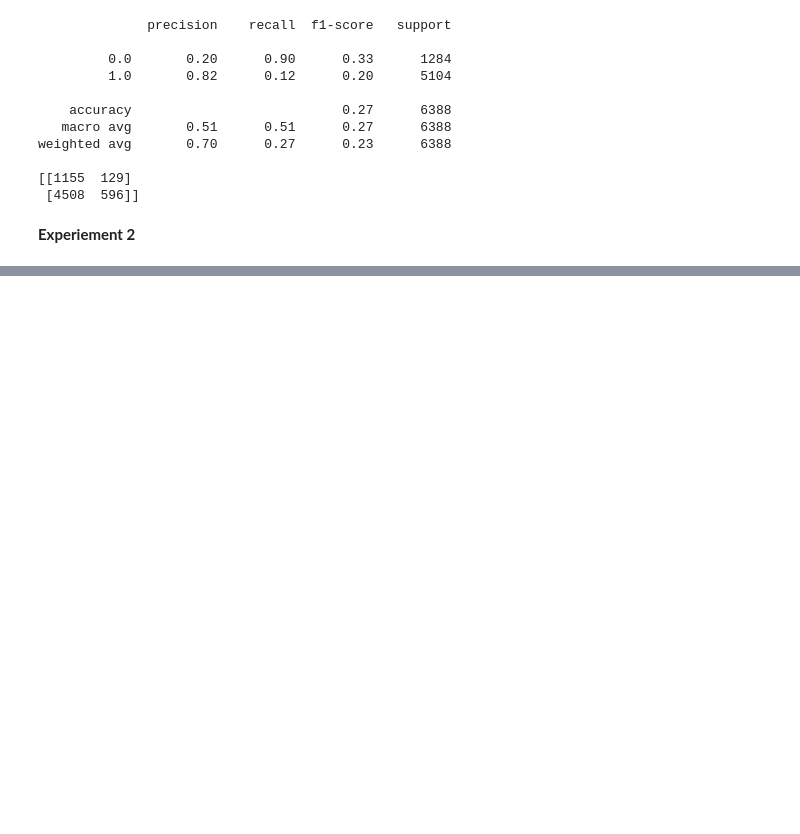
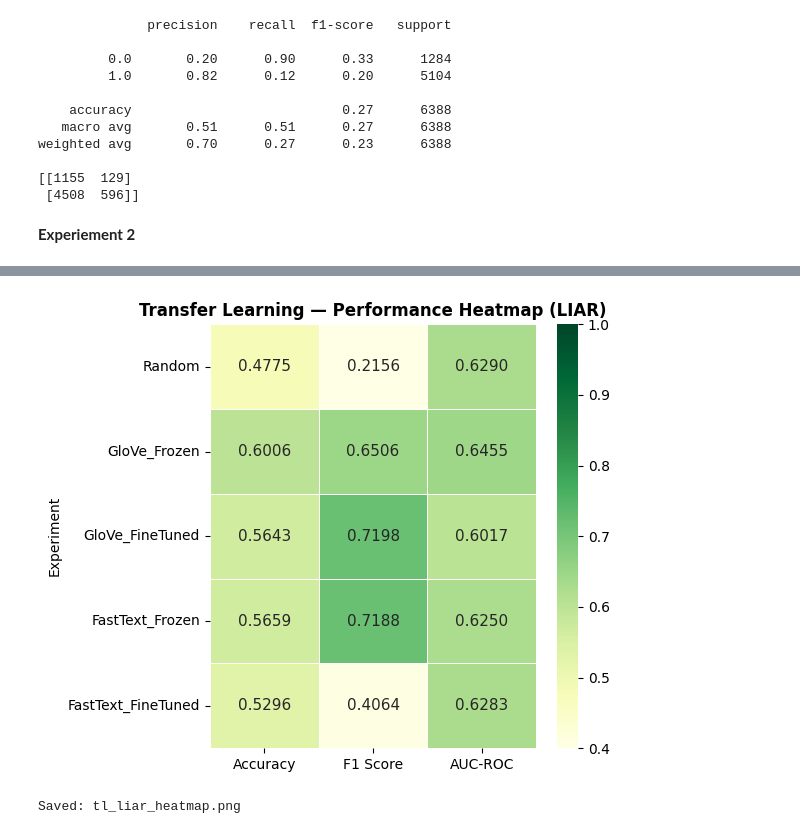
Before and after one commit to Shahd132/Sentiment-Fake-News-Detection, a Jupyter notebook: LastVersion_Fake_News.ipynb, the cells around one changed output, grey strips where cells are left out. Saved outputs shown, nothing was run; the diff lists cells and outputs as text; code cells hidden in the pictures; blank space fills up the shorter version.

```diff
--- a/LastVersion_Fake_News.ipynb
+++ b/LastVersion_Fake_News.ipynb
@@ -676,0 +997,18 @@ weighted avg       0.70      0.27      0.23      6388
+# %%
+pivot = df_tl.set_index('Experiment')[['Accuracy', 'F1 Score', 'AUC-ROC']]
+
+plt.figure(figsize=(6, 5))
+sns.heatmap(
+    pivot, annot=True, fmt='.4f', cmap='YlGn',
+    linewidths=0.5, vmin=0.4, vmax=1.0, annot_kws={'size': 11}
+)
+plt.title('Transfer Learning — Performance Heatmap (LIAR)', fontweight='bold')
+plt.xticks(rotation=0)
+plt.yticks(rotation=0)
+plt.tight_layout()
+plt.savefig('tl_liar_heatmap.png', dpi=150, bbox_inches='tight')
+plt.show()
+print('Saved: tl_liar_heatmap.png')
+# %% [output]
+[figure, added]
+Saved: tl_liar_heatmap.png
```
Also changed, not shown: parts of 21 cells of this notebook.
